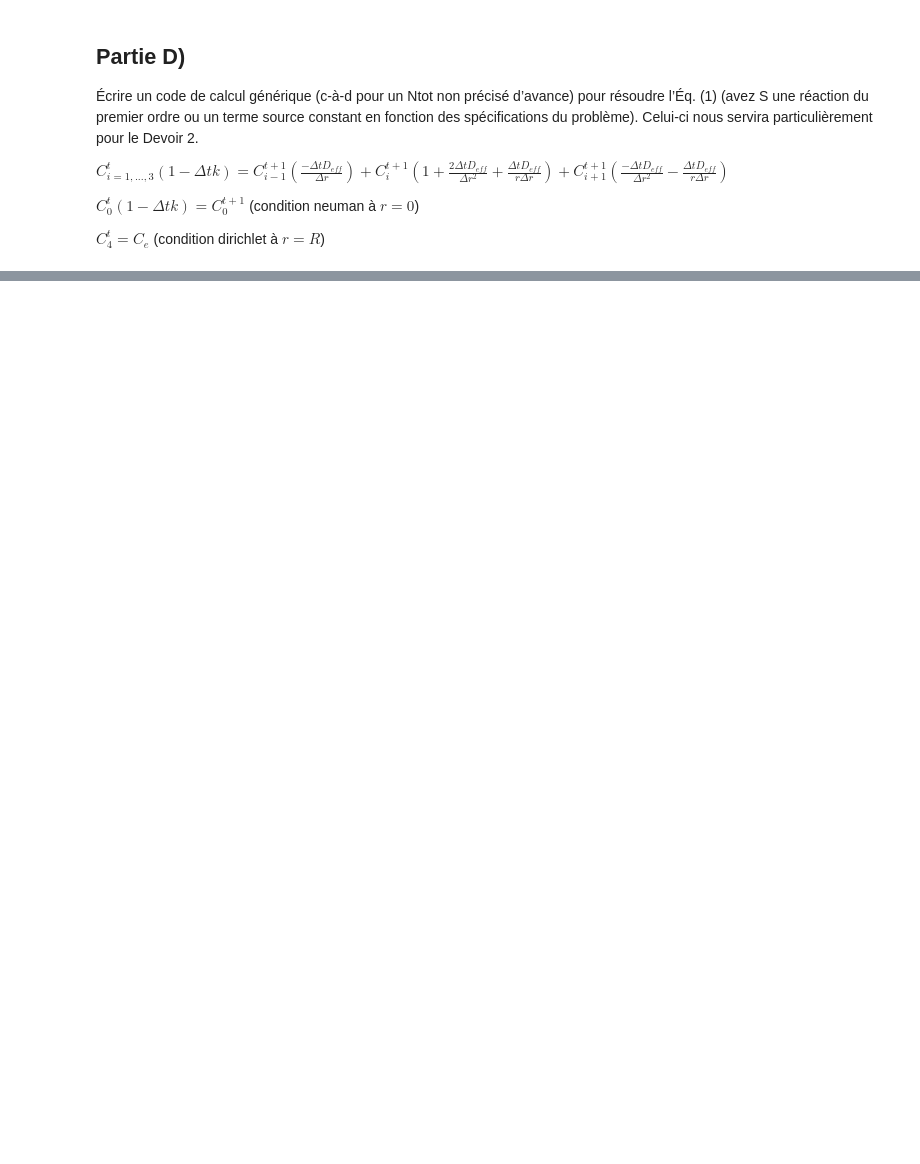
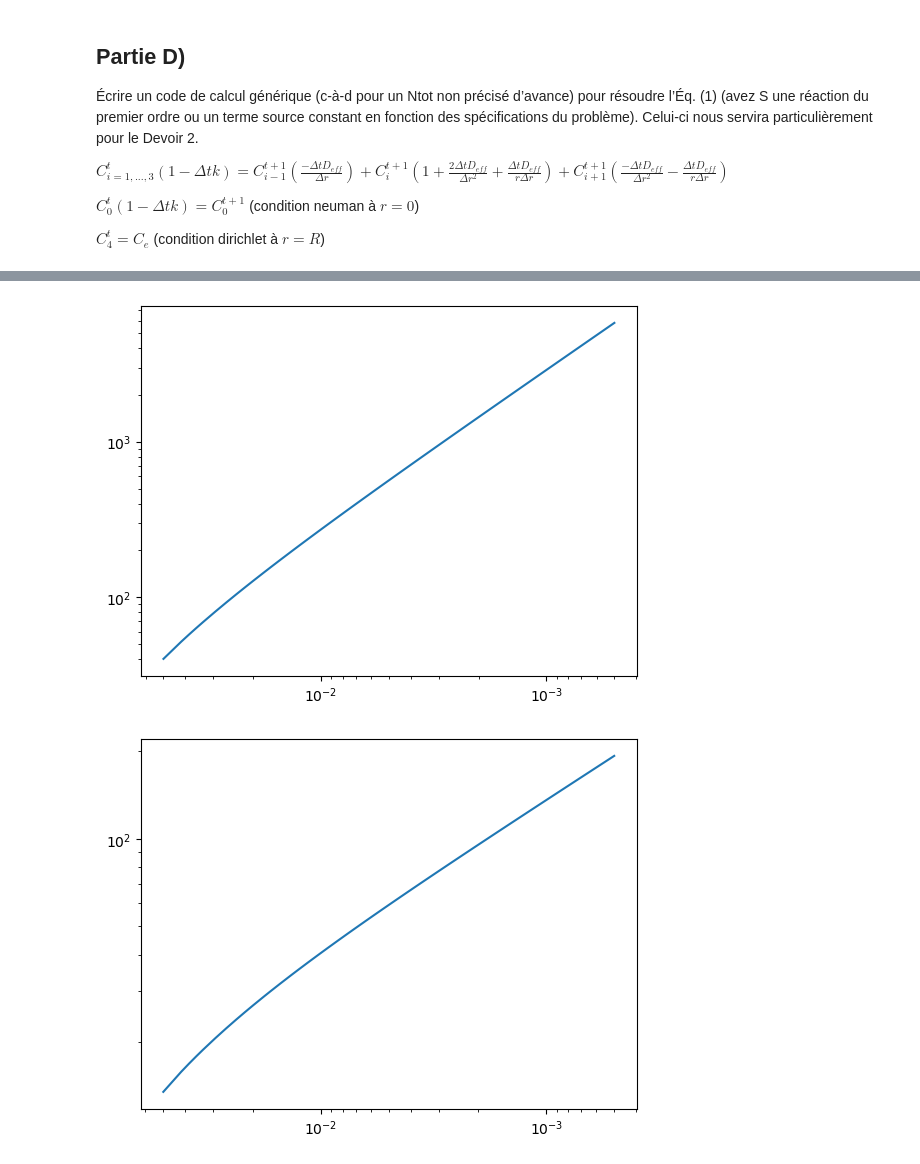
Before and after one commit to olivecha/MEC8211, a Jupyter notebook: scratch.ipynb, the cells around one changed output, grey strips where cells are left out. Saved outputs shown, nothing was run; the diff lists cells and outputs as text; code cells hidden in the pictures; blank space fills up the shorter version.

```diff
--- a/scratch.ipynb
+++ b/scratch.ipynb
@@ -21,0 +38,42 @@ from IPython.display import clear_output
+# %%
+def solve_from_n(n):
+    problem = Diffusion(n)
+    change = 100
+    while ~np.isclose(change, 0):
+        C_vals = problem.C_values.copy()
+        _ = problem.step(1e6, order=0)
+        change = np.sum(np.abs(C_vals - problem.C_values))
+    return problem.C_values, problem.R_values
+n_values = [int(n) for n in np.logspace(1, 3)]
+L1_values = []
+L2_values = []
+Linf_values = []
+for n in n_values:
+    C_values, R_values = solve_from_n(n)
+    C_analytical = analytical_solution(R_values)
+    L1 = np.sum(np.abs(C_analytical - C_values))
+    L2 = np.sqrt(np.sum((C_analytical - C_values) ** 2))
+    Linf = np.max(np.abs(C_analytical - C_values))
+    L1_values.append(L1)
+    L2_values.append(L2)
+    Linf_values.append(Linf)
+
+plt.figure()
+plt.plot(0.5/np.array(n_values), L1_values)
+plt.gca().set_xscale('log')
+plt.gca().set_yscale('log')
+plt.gca().invert_xaxis()
+plt.figure()
+plt.plot(0.5/np.array(n_values), L2_values)
+plt.gca().set_xscale('log')
+plt.gca().set_yscale('log')
+plt.gca().invert_xaxis()
+
+plt.figure()
+plt.plot(0.5/np.array(n_values), Linf_values)
+plt.gca().set_xscale('log')
+plt.gca().set_yscale('log')
+plt.gca().invert_xaxis()
+# %% [output]
+[figure, added]
+[figure, added]
```
Also changed, not shown: parts of 4 cells of this notebook, 1 other file.
